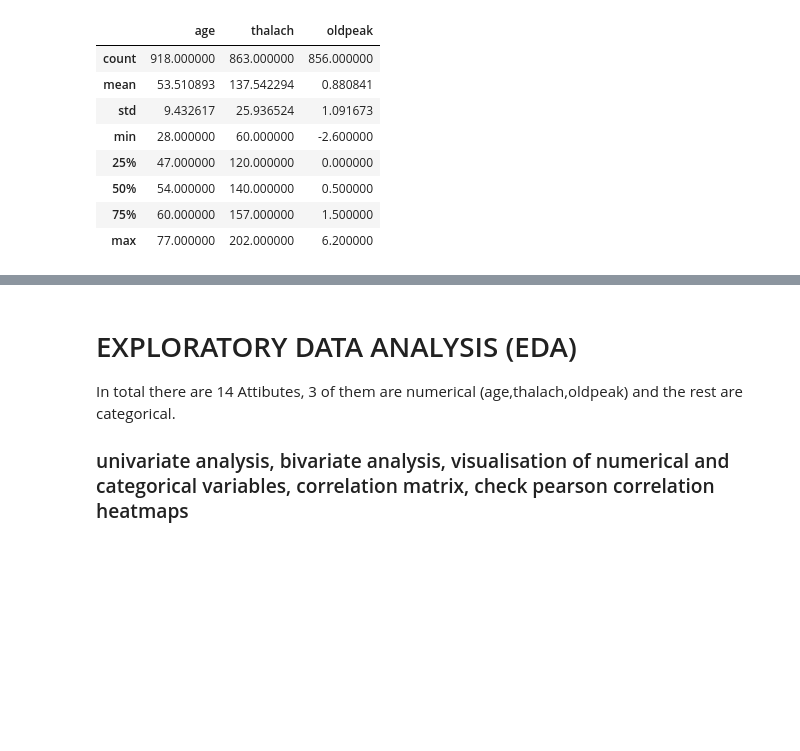
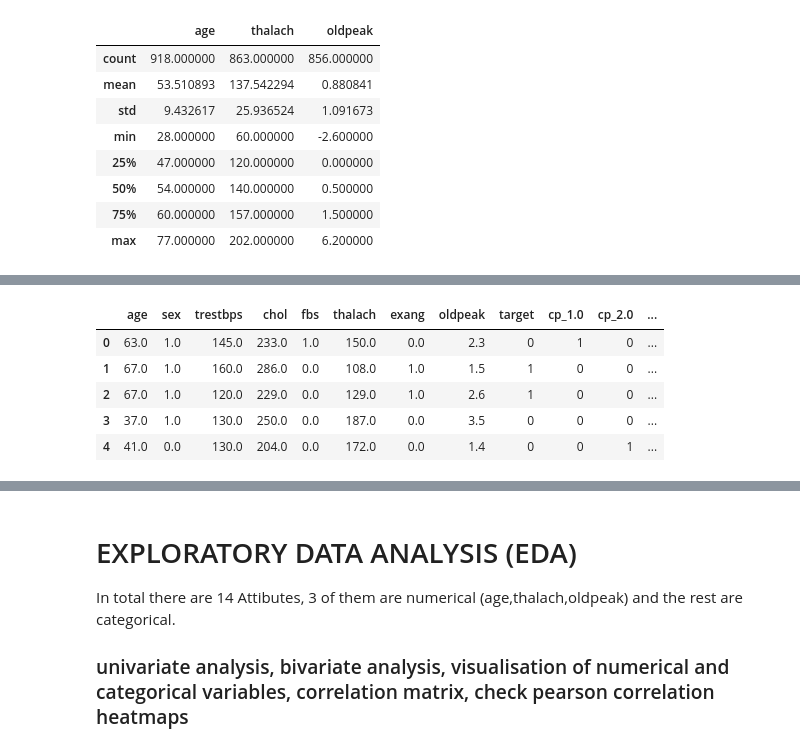
Before and after one commit to daaauun/Project_05_WT22, a Jupyter notebook: heart_match_14.ipynb, the cells around one changed output, grey strips where cells are left out. Cells and saved outputs as stored; diff of their text form; code cells hidden in the pictures; blank space fills up the shorter version.

Commit message:
add csv file and add one hot encoding and normalization of data

```diff
--- a/heart_match_14.ipynb
+++ b/heart_match_14.ipynb
@@ -230,7 +231,7 @@ array([145., 160., 120., 130., 140., 172., 150., 110., 132., 117., 135.,
        116.,   0.,  96., 127.,  95.,  80., 185.])
 # %%
 #Zero is outliers then replace it as NaN
-df_conc['trestbps'].replace(0, 'nan' ,inplace=True)
+df_conc['trestbps'].replace(0, 'NaN' ,inplace=True)
 # %%
 df_conc['trestbps'].unique()
 # %% [output]
@@ -266,7 +267,7 @@ array([233., 286., 229., 250., 204., 236., 268., 354., 254., 203., 192.,
        336., 491., 331., 393.,   0., 153., 316., 458., 384., 349., 142.,
        181., 310., 170., 369., 165., 337., 333., 139., 385.])
 # %%
-df_conc['chol'].replace(0, 'nan' ,inplace=True)
+df_conc['chol'].replace(0, 'NaN' ,inplace=True)
 # %%
 df_conc['chol'].unique()
 # %% [output]
@@ -706,0 +708,12 @@ df_conc.describe()
+# %%
+# Creating Dummy Variables for cp, restecg, slope, ca, thal and target
+cp = pd.get_dummies(df_conc['cp'], prefix='cp')
+restecg = pd.get_dummies(df_conc['restecg'], prefix='restecg')
+slope = pd.get_dummies(df_conc['slope'], prefix='slope')
+ca = pd.get_dummies(df_conc['ca'], prefix='ca')
+thal = pd.get_dummies(df_conc['thal'], prefix='thal')
+region = pd.get_dummies(df_conc['region'], prefix='region')
+
+# --- Merge Dummy Variables to Main Data Frame ---
+frames = [df_conc, cp, restecg, slope, ca, thal,region]
+df_conc = pd.concat(frames, axis = 1)
@@ -706,0 +729,13 @@ df_conc.describe()
+# %%
+#As we have already converted the variables to binary, so we do not need the others - ERASE OLD VARIABLES (cp, restecg, slope, ca, and thal,region)
+
+df_conc = df_conc.drop(columns = ['cp', 'thal', 'slope', 'region', 'restecg','ca'])
+
+df_conc.head()
+# %% [output]
+|  | age | sex | trestbps | chol | fbs | thalach | exang | oldpeak | target | cp_1.0 | cp_2.0 | ... |
+| 0 | 63.0 | 1.0 | 145.0 | 233.0 | 1.0 | 150.0 | 0.0 | 2.3 | 0 | 1 | 0 | ... |
+| 1 | 67.0 | 1.0 | 160.0 | 286.0 | 0.0 | 108.0 | 1.0 | 1.5 | 1 | 0 | 0 | ... |
+| 2 | 67.0 | 1.0 | 120.0 | 229.0 | 0.0 | 129.0 | 1.0 | 2.6 | 1 | 0 | 0 | ... |
+| 3 | 37.0 | 1.0 | 130.0 | 250.0 | 0.0 | 187.0 | 0.0 | 3.5 | 0 | 0 | 0 | ... |
+| 4 | 41.0 | 0.0 | 130.0 | 204.0 | 0.0 | 172.0 | 0.0 | 1.4 | 0 | 0 | 1 | ... |
```
Also changed, not shown: parts of 14 cells of this notebook, 2 other files.
